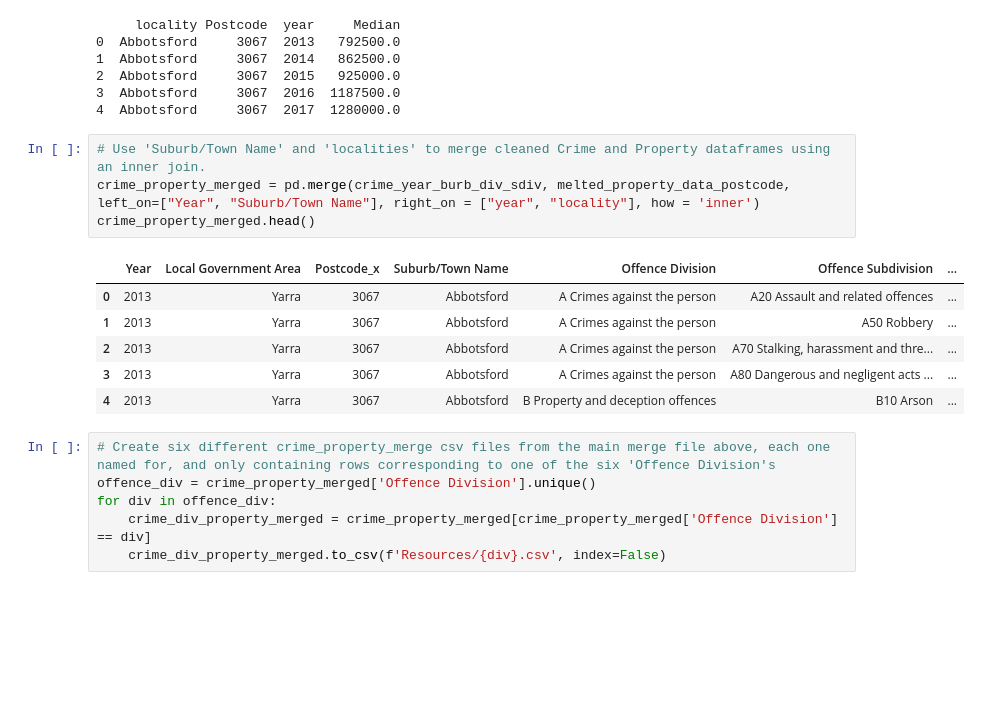
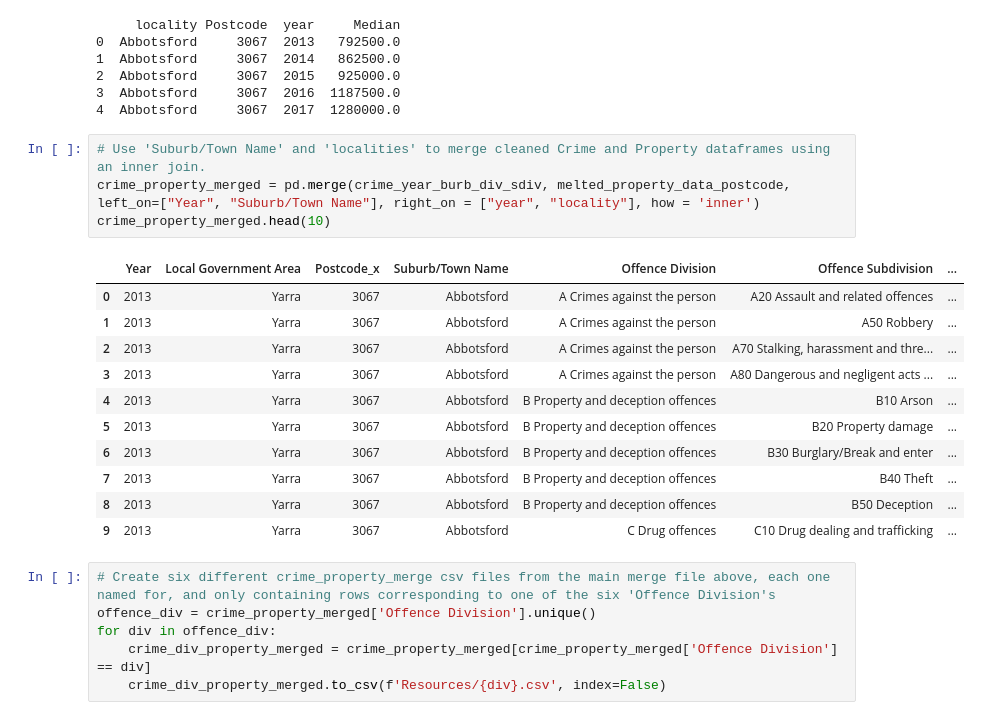
Before and after one commit to rsamma1606/proj-one-group-8, a Jupyter notebook: prj-one_Crime_vs_Property.ipynb, the cells around one changed output. Drawn from its saved outputs; the diff is of its cells as text; blank space fills up the shorter version.

```diff
--- a/prj-one_Crime_vs_Property.ipynb
+++ b/prj-one_Crime_vs_Property.ipynb
@@ -221,14 +221,19 @@ print(melted_property_data_postcode.head())
 # %%
 # Use 'Suburb/Town Name' and 'localities' to merge cleaned Crime and Property dataframes using an inner join.
 crime_property_merged = pd.merge(crime_year_burb_div_sdiv, melted_property_data_postcode, left_on=["Year", "Suburb/Town Name"], right_on = ["year", "locality"], how = 'inner')
-crime_property_merged.head()
+crime_property_merged.head(10)
 # %% [output]
 |  | Year | Local Government Area | Postcode_x | Suburb/Town Name | Offence Division | Offence Subdivision | ... |
 | 0 | 2013 | Yarra | 3067 | Abbotsford | A Crimes against the person | A20 Assault and related offences | ... |
 | 1 | 2013 | Yarra | 3067 | Abbotsford | A Crimes against the person | A50 Robbery | ... |
 | 2 | 2013 | Yarra | 3067 | Abbotsford | A Crimes against the person | A70 Stalking, harassment and thre... | ... |
 | 3 | 2013 | Yarra | 3067 | Abbotsford | A Crimes against the person | A80 Dangerous and negligent acts ... | ... |
 | 4 | 2013 | Yarra | 3067 | Abbotsford | B Property and deception offences | B10 Arson | ... |
+| 5 | 2013 | Yarra | 3067 | Abbotsford | B Property and deception offences | B20 Property damage | ... |
+| 6 | 2013 | Yarra | 3067 | Abbotsford | B Property and deception offences | B30 Burglary/Break and enter | ... |
+| 7 | 2013 | Yarra | 3067 | Abbotsford | B Property and deception offences | B40 Theft | ... |
+| 8 | 2013 | Yarra | 3067 | Abbotsford | B Property and deception offences | B50 Deception | ... |
+| 9 | 2013 | Yarra | 3067 | Abbotsford | C Drug offences | C10 Drug dealing and trafficking | ... |
 # %%
 # Create six different crime_property_merge csv files from the main merge file above, each one named for, and only containing rows corresponding to one of the six 'Offence Division's
 offence_div = crime_property_merged['Offence Division'].unique()
```
Also changed, not shown: parts of 23 cells of this notebook.
